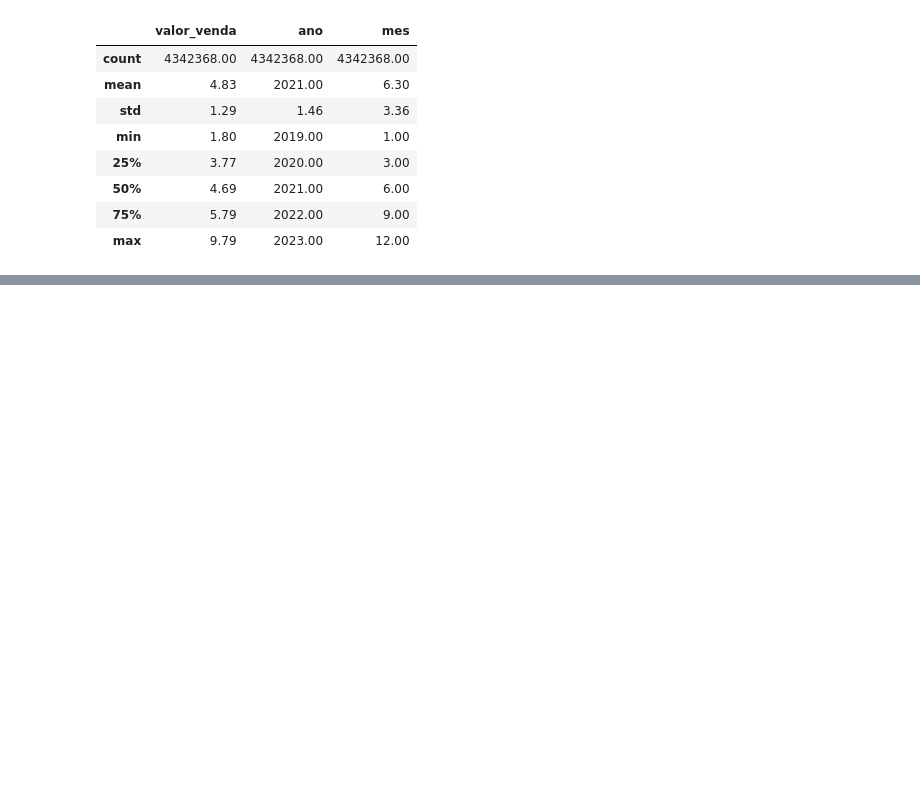
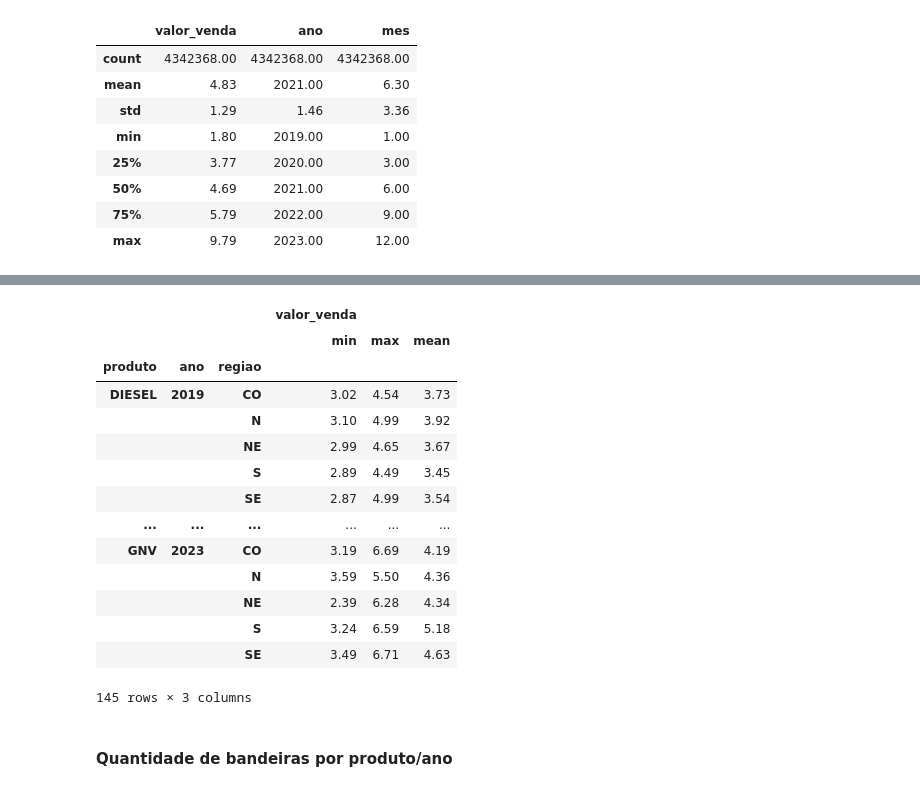
Before and after one commit to afonsosr2/postech-estudos, a Jupyter notebook: Fase 4/Análise de Negócios/Análise dos preços dos combustíveis (2019-2023).ipynb, the cells around one changed output, grey strips where cells are left out. Saved outputs shown, nothing was run; the diff lists cells and outputs as text; code cells hidden in the pictures; blank space fills up the shorter version.

```diff
--- a/Fase 4/Análise de Negócios/Análise dos preços dos combustíveis (2019-2023).ipynb
+++ b/Fase 4/Análise de Negócios/Análise dos preços dos combustíveis (2019-2023).ipynb
@@ -192,0 +238,2 @@ df_anp[["valor_venda","ano","mes"]].describe().round(2)
+# %%
+df_anp_valor_regiao = df_anp[["ano", "produto", "regiao", "valor_venda"]]
@@ -192,0 +249,20 @@ df_anp[["valor_venda","ano","mes"]].describe().round(2)
+# %%
+df_anp_valor_regiao.groupby(["produto", "ano","regiao"]).agg(["min", "max", "mean"]).round(2)
+# %% [output]
+|  |  |  | valor_venda |  |  |
+|  |  |  | min | max | mean |
+| produto | ano | regiao |  |  |  |
+| DIESEL | 2019 | CO | 3.02 | 4.54 | 3.73 |
+|  |  | N | 3.10 | 4.99 | 3.92 |
+|  |  | NE | 2.99 | 4.65 | 3.67 |
+|  |  | S | 2.89 | 4.49 | 3.45 |
+|  |  | SE | 2.87 | 4.99 | 3.54 |
+| ... | ... | ... | ... | ... | ... |
+| GNV | 2023 | CO | 3.19 | 6.69 | 4.19 |
+|  |  | N | 3.59 | 5.50 | 4.36 |
+|  |  | NE | 2.39 | 6.28 | 4.34 |
+|  |  | S | 3.24 | 6.59 | 5.18 |
+|  |  | SE | 3.49 | 6.71 | 4.63 |
+145 rows × 3 columns
+# %% [markdown]
+#### Quantidade de bandeiras por produto/ano
```
Also changed, not shown: parts of 15 cells of this notebook.
